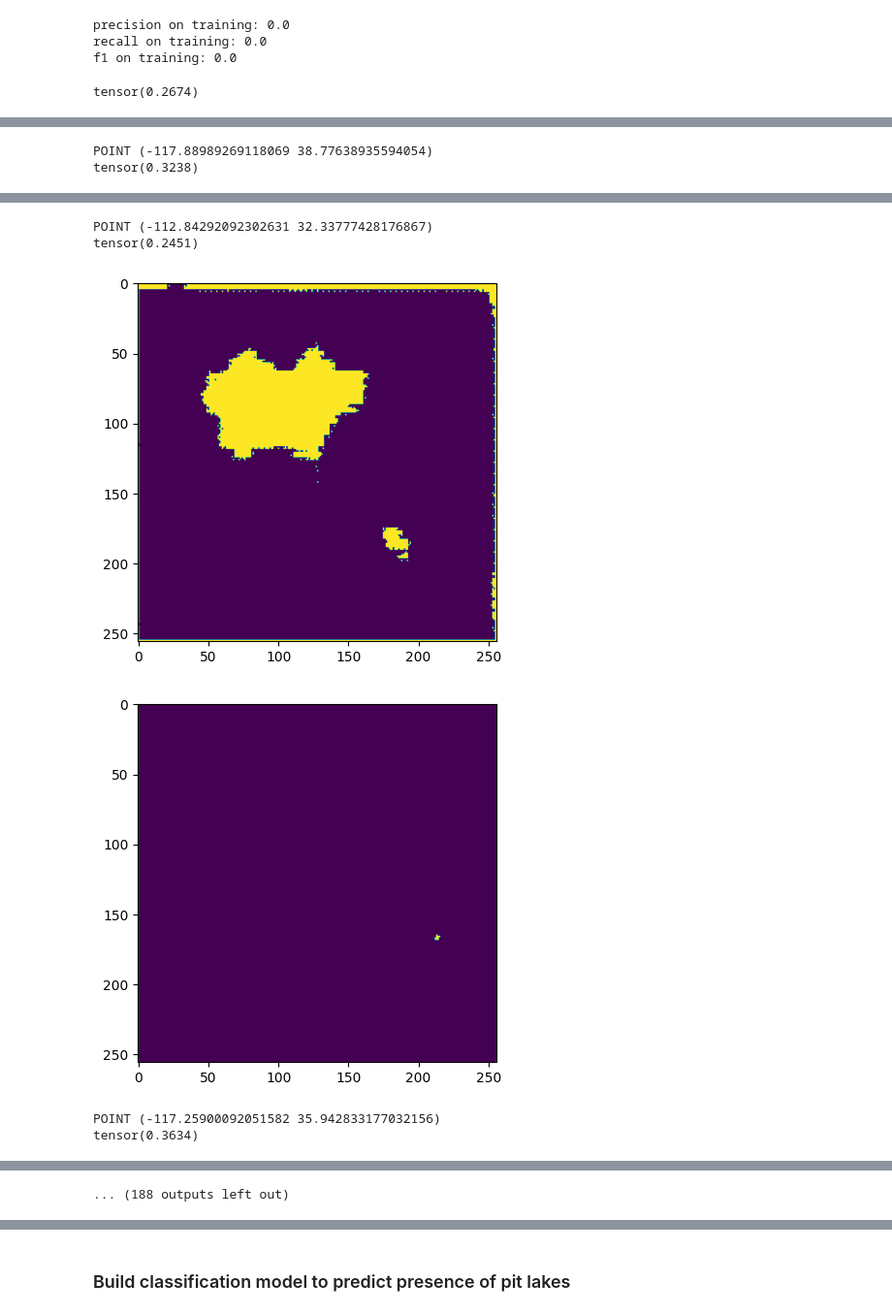
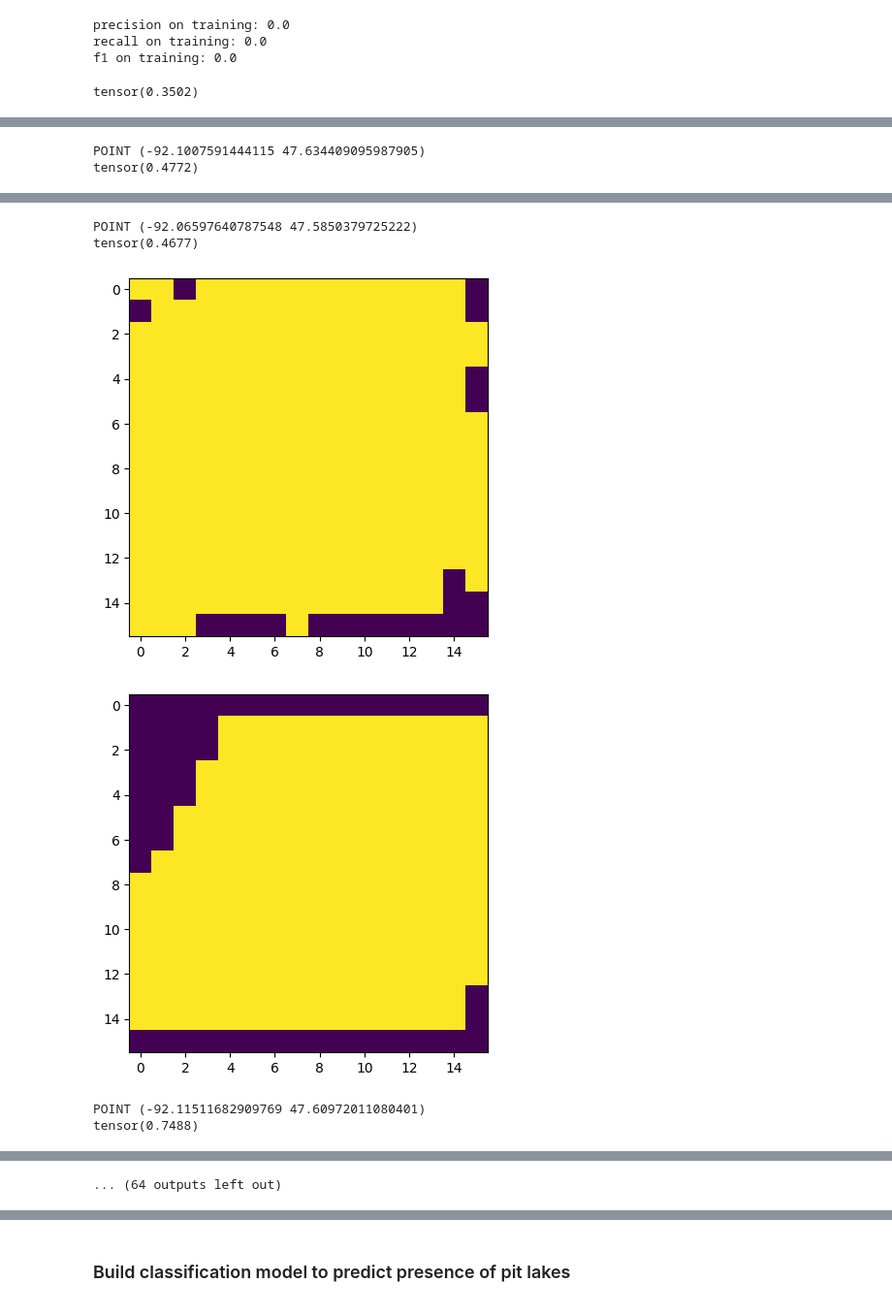
Before and after one commit to Ode-PBLLC/aquarry, a Jupyter notebook: mine_mapping.ipynb, the cells around one changed output, grey strips where cells are left out. Shown at 97% size. Drawn from its saved outputs; the diff is of its cells as text; code cells hidden in the pictures.

Commit message:
Patch predictions and MN 256 embeddings

```diff
--- a/mine_mapping.ipynb
+++ b/mine_mapping.ipynb
@@ -1909,15 +2310,15 @@ test_raster_array15 = np.stack([item for idx, item in enumerate(resampled_us15_n
 
 us_embs_with_polys_dropped16 = us_embs_with_polys_dropped16.reset_index(drop=True)
 
-index = sorted(random.sample(range(0, len(resampled_us16_np)), 1))
+index = sorted(random.sample(range(0, len(resampled_us16_np_32)), 1))
 
 train_embs_with_polys16 = us_embs_with_polys_dropped16.drop(index = index)
 train_embs_array16 = np.vstack(train_embs_with_polys16['embeddings'])
-train_raster_array16 = np.stack([item for idx, item in enumerate(resampled_us16_np) if idx not in index])
+train_raster_array16 = np.stack([item for idx, item in enumerate(resampled_us16_np_32) if idx not in index])
 
 test_embs_with_polys16 = us_embs_with_polys_dropped16.iloc[index]
 test_embs_array16 = np.vstack(test_embs_with_polys16['embeddings'])
-test_raster_array16 = np.stack([item for idx, item in enumerate(resampled_us16_np) if idx in index])
+test_raster_array16 = np.stack([item for idx, item in enumerate(resampled_us16_np_32) if idx in index])
 
 # Check for overlapping pits between train and test for 15 and 16
 test_embs_with_polys15 = test_embs_with_polys15.reset_index(drop = True)
@@ -1958,15 +2359,15 @@ print(len(test_embs_array17))
 #17 Prep training data
 us_embs_with_polys_dropped17 = us_embs_with_polys_dropped17.reset_index(drop=True)
 
-index = sorted(random.sample(range(0, len(us_embs_with_polys_dropped17)), 50))
+index = sorted(random.sample(range(0, len(resampled_us17_np_32)), 50))
 
 train_embs_with_polys17 = us_embs_with_polys_dropped17.drop(index = index)
 train_embs_array17 = np.vstack(train_embs_with_polys17['embeddings'])
-train_raster_array17 = np.stack([item for idx, item in enumerate(resampled_us17_np) if idx not in index])
+train_raster_array17 = np.stack([item for idx, item in enumerate(resampled_us17_np_32) if idx not in index])
 
 test_embs_with_polys17 = us_embs_with_polys_dropped17.iloc[index]
 test_embs_array17 = np.vstack(test_embs_with_polys17['embeddings'])
-test_raster_array17 = np.stack([item for idx, item in enumerate(resampled_us17_np) if idx in index])
+test_raster_array17 = np.stack([item for idx, item in enumerate(resampled_us17_np_32) if idx in index])
 
 # Check for overlapping pits between train and test for 16 and 17
 test_embs_with_polys17 = test_embs_with_polys17.reset_index(drop = True)
@@ -2167,10 +2581,10 @@ model = EmbeddingToRasterCNN().to(device)
 num_positives = cnn_train_data.rasters.sum()
 num_negatives = cnn_train_data.rasters.size - num_positives  # Total pixels - positives
 #class_weight = min(num_negatives / num_positives, 200)  # Cap the weight
-class_weight = (num_negatives / num_positives)
+class_weight = num_negatives / num_positives / 2
 print(class_weight)
 criterion = nn.BCEWithLogitsLoss(pos_weight=torch.tensor([class_weight]).to(device))
-optimizer = optim.Adam(model.parameters(), lr=0.0005)
+optimizer = optim.Adam(model.parameters(), lr=0.0001)
 scheduler = torch.optim.lr_scheduler.StepLR(optimizer, step_size=5, gamma=0.9)
 
 def init_weights(m):
@@ -2195,10 +2609,15 @@ for hook in hooks:
     hook.remove()
 
 
+# Early stopping parameters
+patience = 4 # Number of epochs to wait for improvement
+best_val_loss = float('inf')
+patience_counter = 0
+
 # Training loop
 losses = []
 val_losses = []
-epochs = 35
+epochs = 100
 for epoch in range(epochs):
     model.train()
     total_loss = 0
@@ -2251,10 +2670,23 @@ for epoch in range(epochs):
             val_outputs = torch.clamp(val_outputs, min=-3, max=3)  # Prevent extreme values
             val_loss = criterion(val_outputs, val_rasters_batch.unsqueeze(1))  # Add channel dimension
             total_val_loss += val_loss.item()
+
     # Calculate and log validation loss
     avg_val_loss = total_val_loss / len(validation_dataloader)
     val_losses.append(avg_val_loss)
     print(f"Epoch {epoch + 1}/{epochs}, Avg Validation Loss: {avg_val_loss:.4f}")
+
+    # Check for early stopping
+    if avg_val_loss < best_val_loss:
+        best_val_loss = avg_val_loss
+        patience_counter = 0  # Reset patience counter
+    else:
+        patience_counter += 1
+        print(f"No improvement in validation loss for {patience_counter} epoch(s).")
+        if patience_counter >= patience:
+            print(f"Stop training at epoch {epoch + 1}.")
+            epochs = epoch + 1
+            break
 
 
 import matplotlib.pyplot as plt
@@ -2390,9 +2822,9 @@ criterion = nn.BCEWithLogitsLoss(reduction = 'mean')
 prediction_losses = []
 all_ground_truths = []
 all_predictions = []
-test_embeddings = test_embs_array15_17
-test_rasters = test_raster_array15_17
-test_embeddings_and_polys = test_embs_with_polys15_17
+test_embeddings = test_embs_arraymn
+test_rasters = test_raster_arraymn
+test_embeddings_and_polys = test_embs_with_polysmn
 
 for i in range(len(test_embeddings)):
     sample_embedding = torch.tensor(test_embeddings[i], dtype=torch.float32).unsqueeze(0)  # Add batch dimension
@@ -2401,7 +2833,7 @@ for i in range(len(test_embeddings)):
     with torch.no_grad():
         predicted_raster = model(sample_embedding)  # Shape of predicted_raster will be [1, 1, 256, 256]
         predictions = torch.sigmoid(predicted_raster) > 0.5
-        actuals = torch.tensor(test_rasters[i].reshape(1, 1, 256, 256))
+        actuals = torch.tensor(test_rasters[i].reshape(1, 1, 16, 16))
         ground_truth = actuals.squeeze(1).numpy()
         loss = criterion(predicted_raster, actuals.float())
         print(loss)
@@ -2425,4 +2857,4 @@ all_ground_truths = np.array(all_ground_truths)
 print(all_ground_truths.flatten().shape)
 print(all_predictions.flatten().shape)
 # %% [output]
-tensor(0.2674)
+tensor(0.3502)
@@ -2431,2 +2863,2 @@ tensor(0.2674)
-POINT (-117.88989269118069 38.77638935594054)
-tensor(0.3238)
+POINT (-92.1007591444115 47.634409095987905)
+tensor(0.4772)
@@ -2435,6 +2867,6 @@ tensor(0.3238)
-POINT (-112.84292092302631 32.33777428176867)
-tensor(0.2451)
+POINT (-92.06597640787548 47.5850379725222)
+tensor(0.4677)
-[figure, old version]
+[figure, new version]
-[figure, old version]
+[figure, new version]
-POINT (-117.25900092051582 35.942833177032156)
-tensor(0.3634)
+POINT (-92.11511682909769 47.60972011080401)
+tensor(0.7488)
@@ -2443,4 +2875,4 @@ tensor(0.3634)
-... (188 outputs left out)
+... (64 outputs left out)
 # %%
 from sklearn.metrics import precision_score, recall_score, f1_score
 flattened_ground_truths = all_ground_truths.flatten().astype(int)  # Convert to 1D and numpy
```
Also changed, not shown: parts of 42 cells of this notebook.
